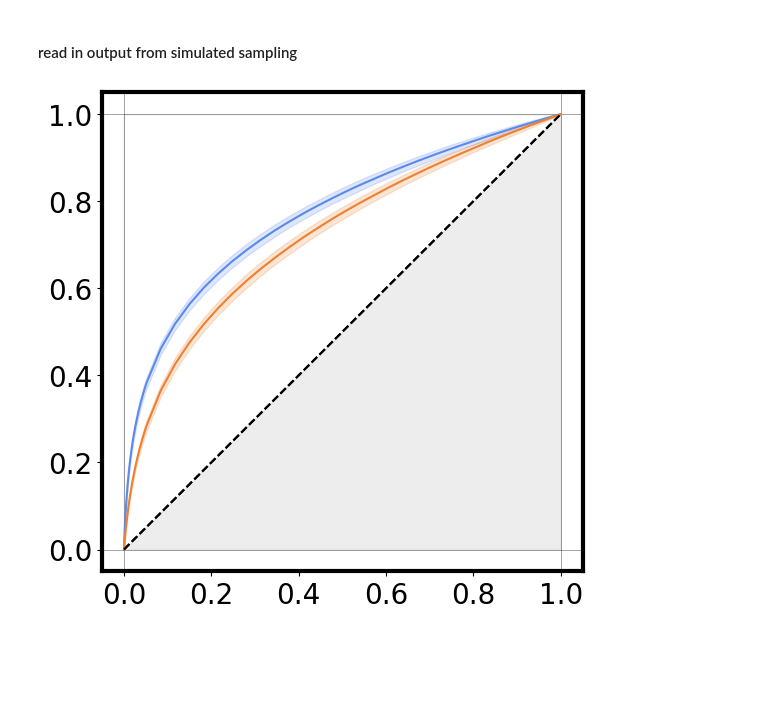
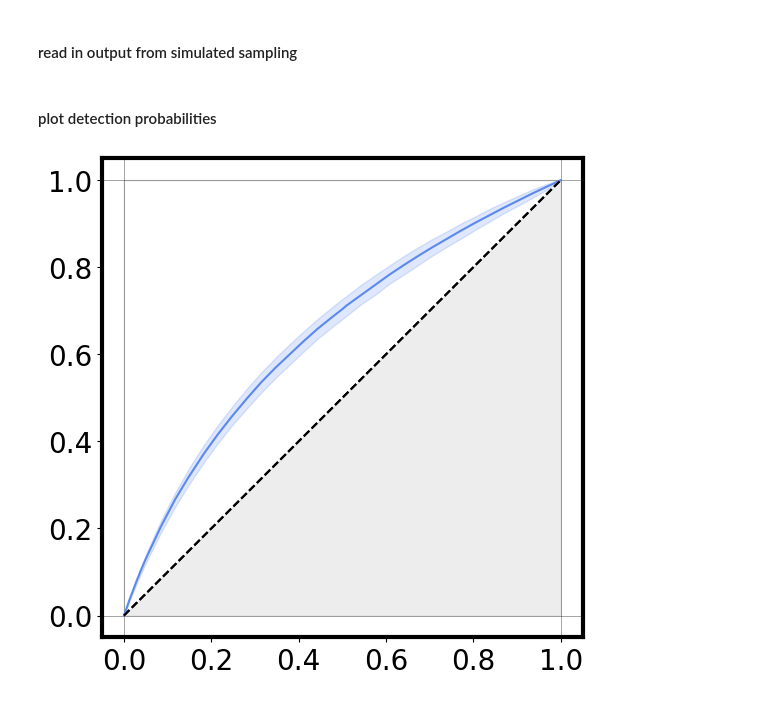
Before and after one commit to joetsui1994/Transmission-lineage-dynamics-and-detection, a Jupyter notebook: analyses/stochastic_abm/lineage_detection_probs_plot.ipynb, the cells around one changed output. Saved outputs shown, nothing was run; the diff lists cells and outputs as text; code cells hidden in the pictures; blank space fills up the shorter version.

```diff
--- a/analyses/stochastic_abm/lineage_detection_probs_plot.ipynb
+++ b/analyses/stochastic_abm/lineage_detection_probs_plot.ipynb
@@ -30,56 +8,42 @@ with_recovery_output_df = read_detection_probs('./results/with_recovery')
+# %%
+simulated_samples = pd.read_csv('./results/detection_probs.median_95CI.csv')
+# %% [markdown]
+#### plot detection probabilities
 # %%
 fig, ax = plt.subplots(figsize=(6.2, 6.22))
 
 # add vertical/horizontal lines
 ax.axhline(y=0, color='black', linewidth=0.5, linestyle='-', alpha=0.5)
 ax.axhline(y=1, color='black', linewidth=0.5, linestyle='-', alpha=0.5)
 ax.axvline(x=0, color='black', linewidth=0.5, linestyle='-', alpha=0.5)
 ax.axvline(x=1, color='black', linewidth=0.5, linestyle='-', alpha=0.5)
 
 # add diagonal line
 ax.plot([0, 1], [0, 1], color='black', linewidth=1.5, linestyle='--')
 
 # add lower triangle (greyed out)
 ax.fill_between([0, 1, 1, 0], [0, 0, 1, 0], 1, color='darkgrey', alpha=0.2)
 
-# specify observation time
-observe_time = 30
-
-#################################
-df1 = no_recovery_output_df[(no_recovery_output_df.observe_time == observe_time)]
-df1_sfs = df1.sf.values
-df1_medians = df1['median'].values
-df1_lws = df1['lw_95CI'].values
-df1_ups = df1['up_95CI'].values
+# prepare data
+plot_sfs = simulated_samples.sf.values
+plot_medians = simulated_samples['median'].values
+plot_lws = simulated_samples['lw_95CI'].values
+plot_ups = simulated_samples['up_95CI'].values
 
 # plot median and 95% CI
-ax.plot(df1_sfs, df1_medians, label='E', color='#5C89EC')
-ax.fill_between(df1_sfs, df1_lws, df1_ups, color='#5C89EC', alpha=0.2)
-
-#################################
-df2 = with_recovery_output_df[(with_recovery_output_df.observe_time == observe_time)]
-df2_sfs = df2.sf.values
-df2_medians = df2['median'].values
-df2_lws = df2['lw_95CI'].values
-df2_ups = df2['up_95CI'].values
-
-# plot median and 95% CI
-ax.plot(df2_sfs, df2_medians, label='F', color='#EE8131')
-ax.fill_between(df2_sfs, df2_lws, df2_ups, color='#EE8131', alpha=0.2)
+ax.plot(plot_sfs, plot_medians, label='E', color='#5C89EC')
+ax.fill_between(plot_sfs, plot_lws, plot_ups, color='#5C89EC', alpha=0.2)
 
 # add diagonal line
 ax.plot([0, 1], [0, 1], color='black', linestyle='--')
 
 # adjust x-axis font size
 plt.xticks(fontsize=20)
 # adjust y-axis font size
 plt.yticks(fontsize=20)
 
 # add plot border
 for spine in plt.gca().spines.values():
     spine.set_linewidth(3)
-
-# export
-fig.savefig('./figures/with_and_without_recovery_lineage_detection_probs.pdf', bbox_inches='tight')
 # %% [output]
-[figure, old version]
+[figure, new version]
```
Also changed, not shown: parts of 3 cells of this notebook, 7 other files.
